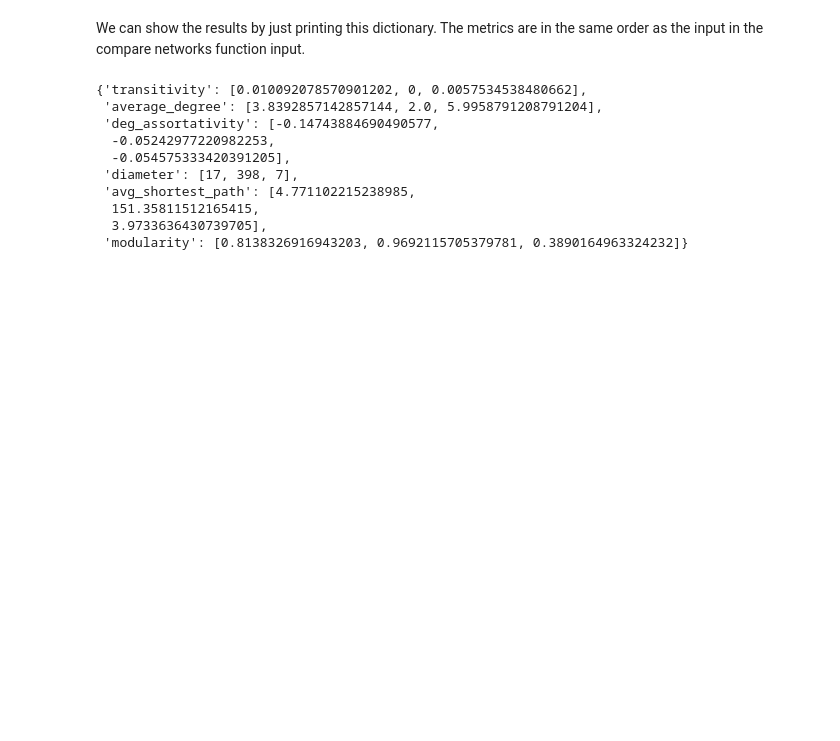
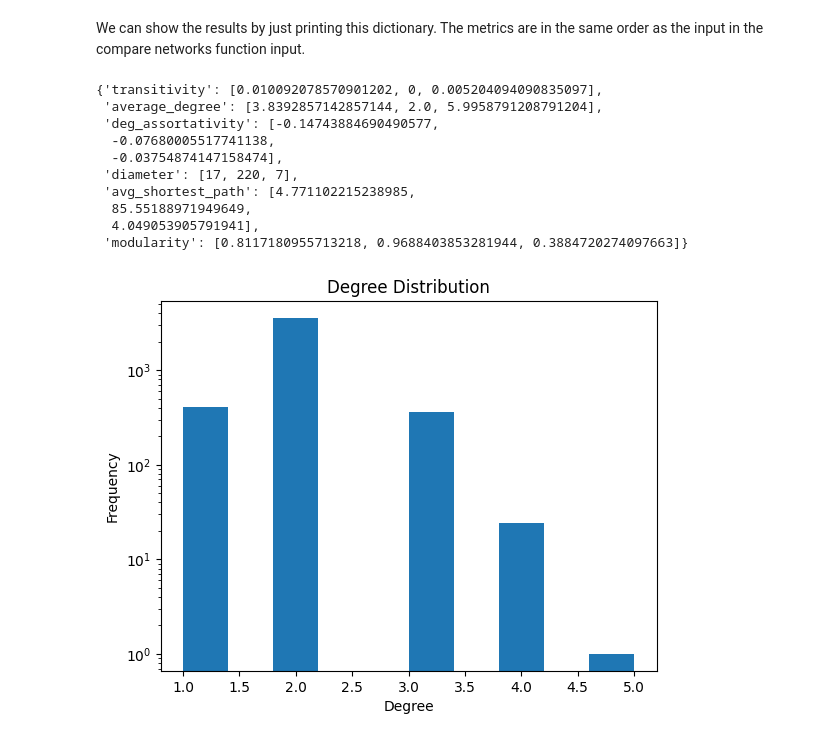
Before and after one commit to lschulte09/network_sci, a Jupyter notebook: lab1.ipynb, the cells around one changed output. Saved outputs shown, nothing was run; the diff lists cells and outputs as text; code cells hidden in the pictures; blank space fills up the shorter version.

Commit message:
more plotting

```diff
--- a/lab1.ipynb
+++ b/lab1.ipynb
@@ -38,6 +40,6 @@ m = G.number_of_edges()
 
 k = int((2 * m) / n)
 
-H = nx.watts_strogatz_graph(n= n, k = k, p = 0.1)
+H = nx.watts_strogatz_graph(n= n, k = k, p = 0.2)
 
 nx.write_gexf(H, "watts_strogatz_random.gexf")
@@ -71,7 +81,7 @@ def average_degree(net):
 # dont put this in the compare network function
 def plot_degree(net):
     degrees = [d for n, d in net.degree()]
-    plt.hist(degrees)
+    plt.hist(degrees, log = True)
     plt.title('Degree Distribution')
     plt.xlabel('Degree')
     plt.ylabel('Frequency')
@@ -108,11 +118,43 @@ def modularity(net):
 def plot_betweenness_centrality(net):
     betweenness = nx.betweenness_centrality(net)
     vals = list(betweenness.values())
-    plt.hist(vals)
+    plt.hist(vals, log = True)
     plt.title('Betweenness Centrality Distribution')
     plt.xlabel('Betweenness Centrality')
     plt.ylabel('Frequency')
     plt.show()
+
+def plot_betweenness_centraliy_mult(nets):
+    n = len(nets)
+    fig, axs = plt.subplots(1, n, figsize=(5 * n, 4), squeeze=False)
+
+    for i, net in enumerate(nets):
+        betweenness = nx.betweenness_centrality(net)
+        vals = list(betweenness.values())
+
+        axs[0, i].hist(vals, bins=20, alpha=0.7, log=True)
+        axs[0, i].set_title(f'Network {i+1}')
+        axs[0, i].set_xlabel('Betweenness Centrality')
+        axs[0, i].set_ylabel('Frequency')
+
+    plt.suptitle('Betweenness Centrality Distributions')
+    plt.tight_layout(rect=[0, 0.03, 1, 0.95])
+    plt.show()
+
+def plot_deg_mult(nets):
+    n = len(nets)
+    fig, axs = plt.subplots(1, n, figsize=(5 * n, 4), squeeze=False)
+    for i, net in enumerate(networks):
+        degrees = [d for n, d in net.degree()]
+
+        axs[0, i].hist(degrees, bins=20, log=True, alpha=0.7)
+        axs[0, i].set_title(f'Network {i+1}')
+        axs[0, i].set_xlabel('Degree')
+        axs[0, i].set_ylabel('Frequency (log scale)')
+
+    plt.suptitle('Degree Distributions Across Networks')
+    plt.tight_layout(rect=(0, 0.03, 1, 0.95))
+    plt.show()
 # %%
 def compare_networks(net, base_networks):
     metrics = [transitivity, average_degree, deg_assortativity, diameter, avg_shortest_path, modularity]
@@ -134,13 +176,17 @@ We can show the results by just printing this dictionary. The metrics are in the
 # %%
 result
 # %% [output]
-{'transitivity': [0.010092078570901202, 0, 0.0057534538480662],
+{'transitivity': [0.010092078570901202, 0, 0.005204094090835097],
  'average_degree': [3.8392857142857144, 2.0, 5.9958791208791204],
  'deg_assortativity': [-0.14743884690490577,
-  -0.05242977220982253,
-  -0.054575333420391205],
- 'diameter': [17, 398, 7],
+  -0.07680005517741138,
+  -0.03754874147158474],
+ 'diameter': [17, 220, 7],
  'avg_shortest_path': [4.771102215238985,
-  151.35811512165415,
-  3.9733636430739705],
- 'modularity': [0.8138326916943203, 0.9692115705379781, 0.3890164963324232]}
+  85.55188971949649,
+  4.049053905791941],
+ 'modularity': [0.8117180955713218, 0.9688403853281944, 0.3884720274097663]}
+# %%
+plot_degree(H)
+# %% [output]
+[figure, added]
```
Also changed, not shown: parts of 6 cells of this notebook, 3 other files.
